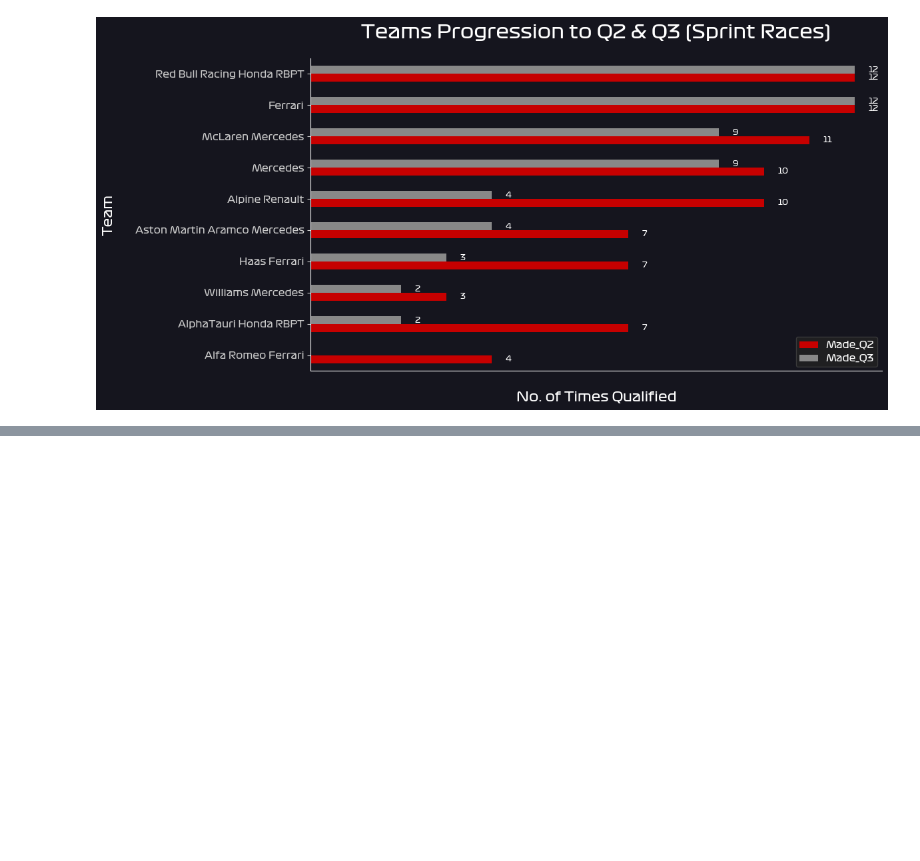
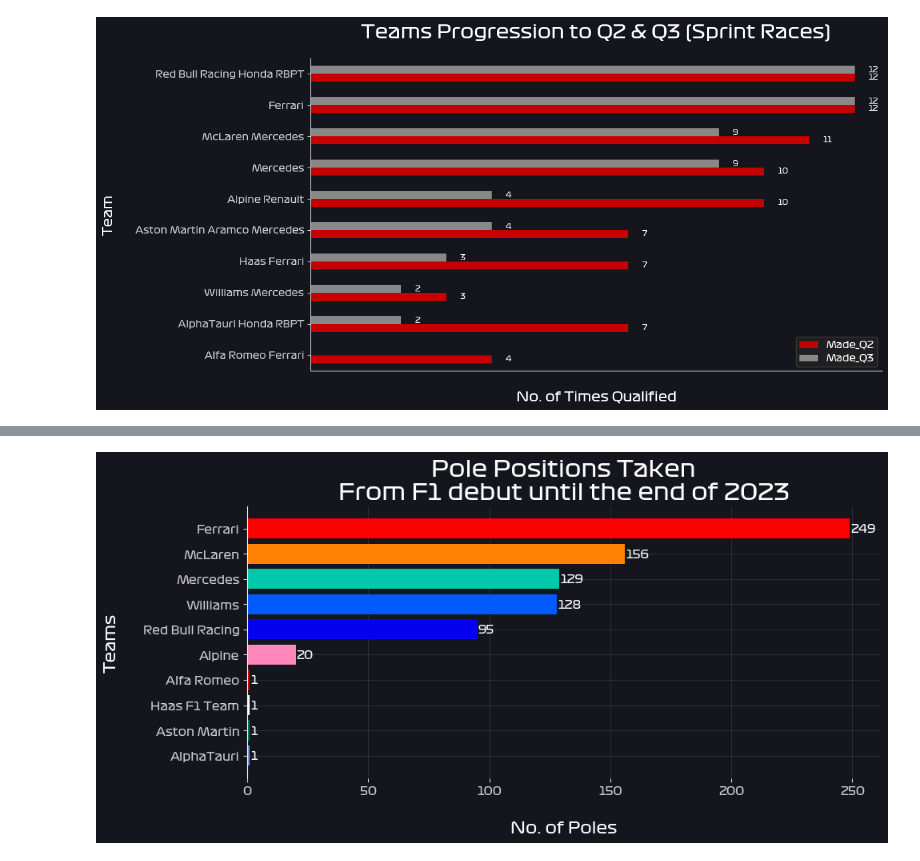
Before and after one commit to CWN221/Formula1-Data_Analytics, a Jupyter notebook: F1-2023_Analysis.ipynb, the cells around one changed output, grey strips where cells are left out. Saved outputs shown, nothing was run; the diff lists cells and outputs as text; code cells hidden in the pictures; blank space fills up the shorter version.

```diff
--- a/F1-2023_Analysis.ipynb
+++ b/F1-2023_Analysis.ipynb
@@ -27,14 +27,22 @@ def assign_color_teams(teams):
     color_map={
         'Mercedes': '#00C8AA',
         'Haas Ferrari': '#FFFFFF',
+        'Haas F1 Team': '#FFFFFF',
         'Aston Martin Aramco Mercedes': '#006F62',
+        'Aston Martin': '#006F62',
         'Williams Mercedes': '#005AFF',
+        'Williams': '#005AFF',
         'Racing Bulls Honda RBPT': '#6692D1',
+        'AlphaTauri': '#6692D1',
         'McLaren Mercedes': '#FF8205',
+        'McLaren': '#FF8205',
         'Red Bull Racing Honda RBPT': '#0600F0',
+        'Red Bull Racing': '#0600F0',
         'Ferrari': '#FF0000',
         'Alfa Romeo Ferrari': '#C60000',
+        'Alfa Romeo': '#C60000',
         'Alpine Renault': '#FF87BB',
+        'Alpine': '#FF87BB',
     }
     return[color_map.get(team, '#888888') for team in teams]
 
@@ -255,0 +285,30 @@ plt.show()
+# %%
+# (Rank) No. of Poles by each team since joining F1
+seasonTeams_sorted = seasonTeams.sort_values(by='Pole Positions', ascending=True)
+
+teams = seasonTeams_sorted.index.tolist()
+poles = seasonTeams_sorted['Pole Positions'].tolist()
+color = assign_color_teams(teams)
+
+# Plotting
+plt.figure(figsize=(10,5))
+bars = plt.barh(teams, poles, color = color, zorder=2)
+plt.title('Pole Positions Taken\nFrom F1 debut until the end of 2023', fontsize=20, fontweight='bold')
+plt.ylabel('Teams', fontsize=14, fontweight='bold')
+plt.xlabel('No. of Poles', fontsize=14, fontweight='bold')
+
+ax = plt.gca()
+ax.spines['top'].set_visible(False)
+ax.spines['right'].set_visible(False)
+ax.spines['bottom'].set_visible(False)
+
+plt.grid(axis='x', alpha=0.5, zorder=1)
+plt.grid(axis='y', alpha=0.5, zorder=1)
+
+for i,(value, team) in enumerate(zip(poles, teams)):
+    plt.text(value + 0.3, i, str(value), va='center', ha='left', fontsize=10, color='white')
+
+plt.tight_layout()
+plt.show()
+# %% [output]
+[figure, added]
```
Also changed, not shown: parts of 3 cells of this notebook, 1 other file.
